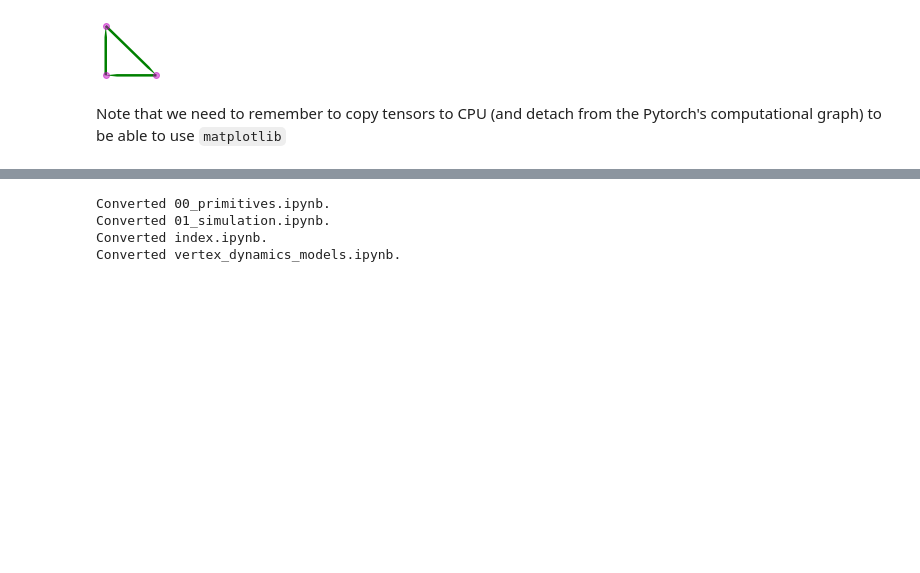
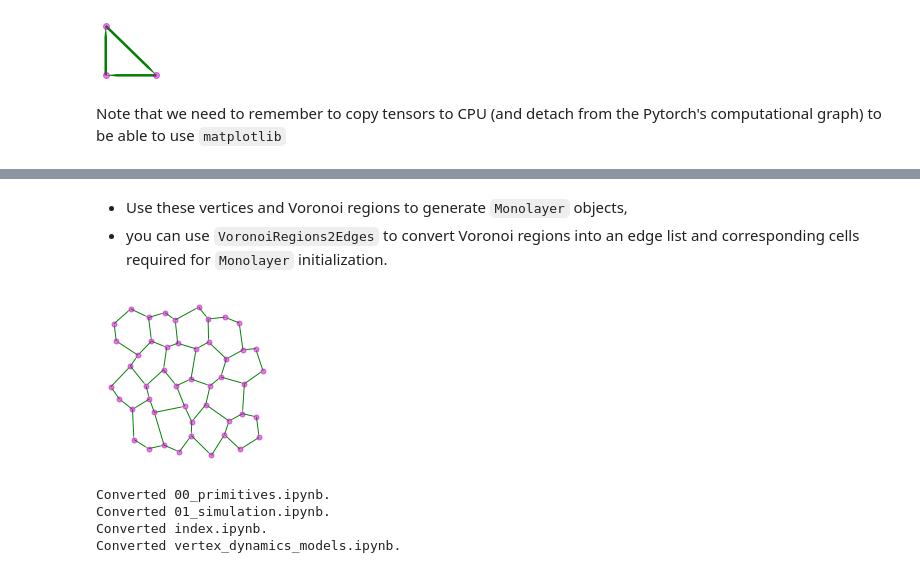
Before and after one commit to mshagirov/vertex_simulation, a Jupyter notebook: nbs/00_primitives.ipynb, the cells around one changed output, grey strips where cells are left out. Drawn from its saved outputs; the diff is of its cells as text; code cells hidden in the pictures; blank space fills up the shorter version.

```diff
--- a/nbs/00_primitives.ipynb
+++ b/nbs/00_primitives.ipynb
@@ -511,0 +535,18 @@ Area= tensor([2.5981, 2.5981, 2.5981], dtype=torch.float64)
+# %%
+#export
+def unit_hex_seeds(Sx,Sy):
+    '''Produces seed locations for Voronoi such that Voronoi regions
+    form rectangle of hexagonal cells with unit side length (==1).
+
+    Arg-s:
+    - `Sx`, `Sy`: width (x-axis) and height (y-axis) in cells (assumes that both $S_{x,y}>0$)
+
+    Returns:
+    - `numpy` array with `Sx`x`Sy` rows and 2 columns.
+    '''
+    # for regular hexagons with unit length edges
+    dXY = [np.sqrt(3), 1.5] # original grid spacing
+    x_offset = np.sqrt(3)/2 # moves alter-g rows to the right (+ x-axis)
+    X,Y = np.meshgrid(np.linspace(0,(Sx-1)*dXY[0],Sx),np.linspace(0,(Sy-1)*dXY[1],Sy))
+    X[1::2,:]+=x_offset
+    return np.concatenate((X.ravel()[:,np.newaxis],Y.ravel()[:,np.newaxis]),axis=1)
@@ -512,3 +605,29 @@ Area= tensor([2.5981, 2.5981, 2.5981], dtype=torch.float64)
+# %% [markdown]
+- Use these vertices and Voronoi regions to generate `Monolayer` objects,
+- you can use `VoronoiRegions2Edges` to convert Voronoi regions into an edge list and corresponding cells required for `Monolayer` initialization.
+# %%
+v_x,regions =unit_hexagons(4,4)
+
+# add some noise
+np.random.seed(42) # RNG seed
+v_x += np.random.randn(v_x.shape[0], v_x.shape[1])*.2
+
+# get edges and cells (as a set of edges)
+edge_list,cells = VoronoiRegions2Edges(regions)
+
+# create a Monolayer object from the hexagonal cells
+cell_graph = Monolayer(vertices=Vertex(v_x.copy()),
+                       edges=torch.tensor(edge_list),
+                       cells=cells)
+
+figsize=[3,3]
+plt.figure(figsize=figsize)
+plot_graph_as_quiver(cell_graph)
+plt.plot(cell_graph.vertices.x[:,0].detach().cpu(),
+         cell_graph.vertices.x[:,1].detach().cpu(),'mo',ms=5,alpha=.5)
+plt.show()
+# %% [output]
+[figure, added]
 # %%
 #hide
 # run this as a last cell in your notebook to export this module
```
Also changed, not shown: parts of 9 cells of this notebook, 4 other files.
